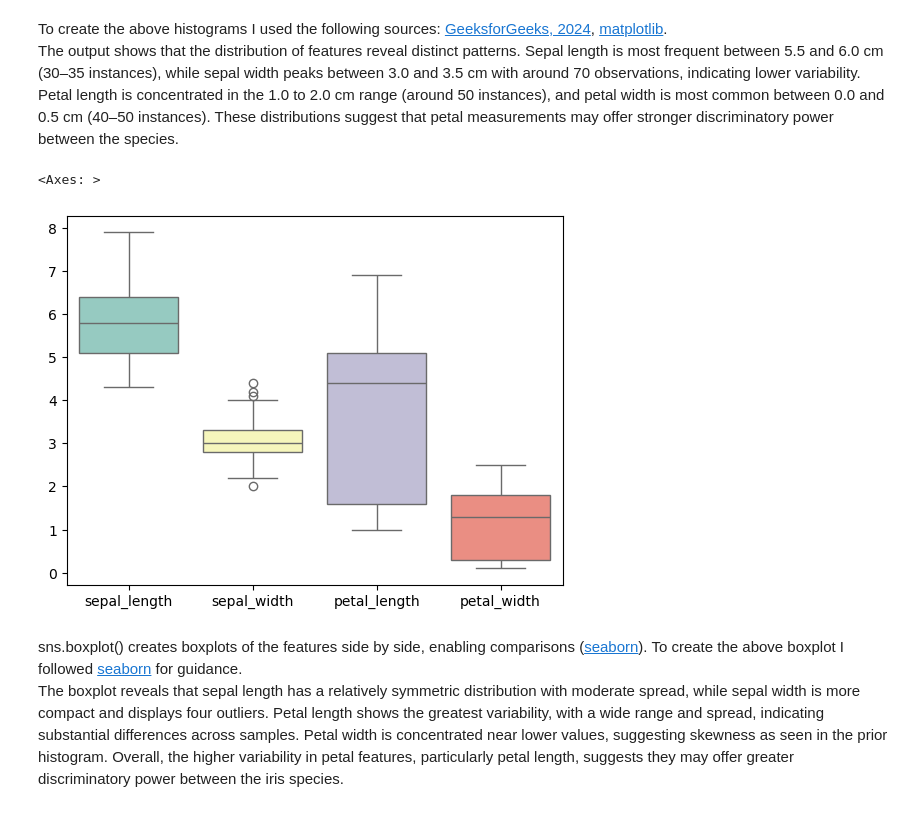
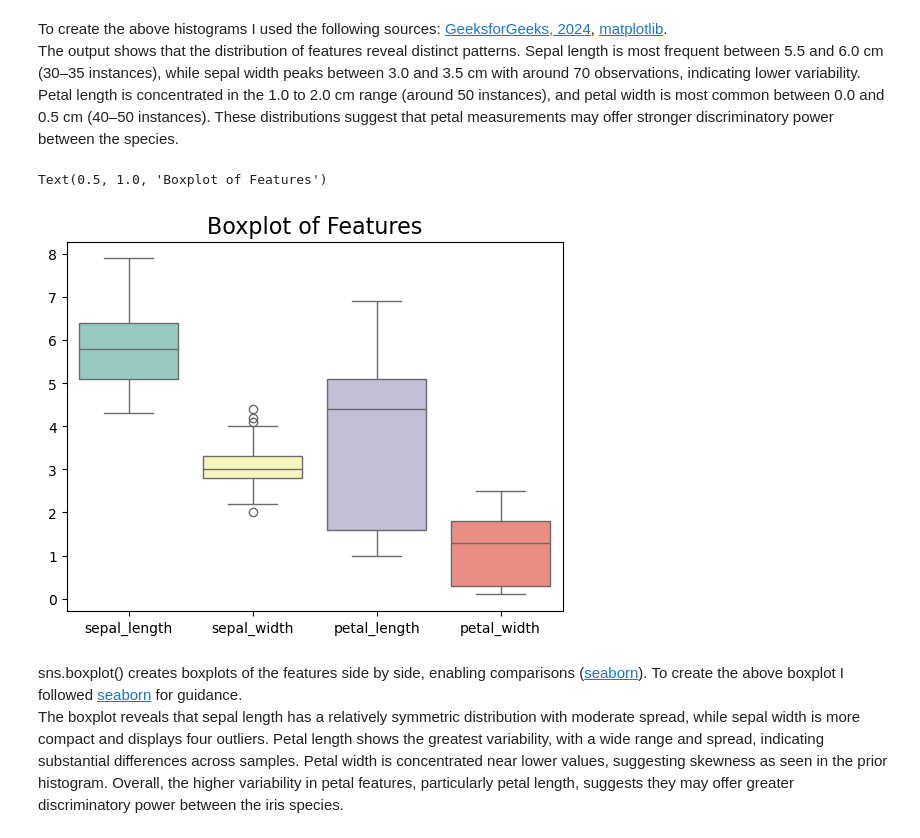
Before and after one commit to NibnabCodes/pands_project, a Jupyter notebook: investigations.ipynb, the cells around one changed output. Drawn from its saved outputs; the diff is of its cells as text; code cells hidden in the pictures.

```diff
--- a/investigations.ipynb
+++ b/investigations.ipynb
@@ -199,14 +206,15 @@ The output shows that the distribution of features reveal distinct patterns. Sep
 # %%
 # Create boxplot of each feature
 sns.boxplot(data=iris_df, orient='v', palette='Set3')
 
 # Display title
-#plt.title('Boxplot of Features', fontsize=16)
+plt.title('Boxplot of Features', fontsize=16)
+
 # Save the boxplot as a .png file
 #plt.savefig('features_boxplot.png')
 # %% [output]
-<Axes: >
+Text(0.5, 1.0, 'Boxplot of Features')
-[figure, old version]
+[figure, new version]
 # %% [markdown]
 sns.boxplot() creates boxplots of the features side by side, enabling comparisons ([seaborn](https://seaborn.pydata.org/generated/seaborn.boxplot.html)). To create the above boxplot I followed [seaborn](https://seaborn.pydata.org/generated/seaborn.boxplot.html) for guidance.
 The boxplot reveals that sepal length has a relatively symmetric distribution with moderate spread, while sepal width is more compact and displays four outliers. Petal length shows the greatest variability, with a wide range and spread, indicating substantial differences across samples. Petal width is concentrated near lower values, suggesting skewness as seen in the prior histogram. Overall, the higher variability in petal features, particularly petal length, suggests they may offer greater discriminatory power between the iris species.
```
Also changed, not shown: parts of 3 cells of this notebook, 3 other files.
